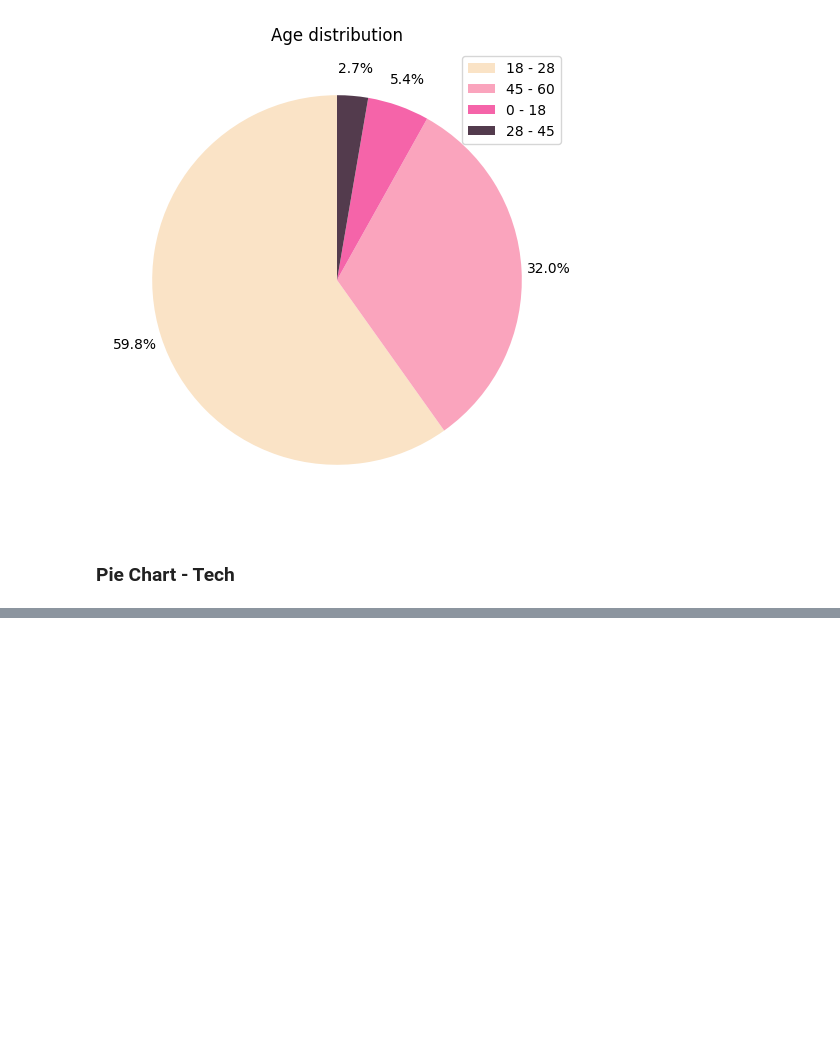
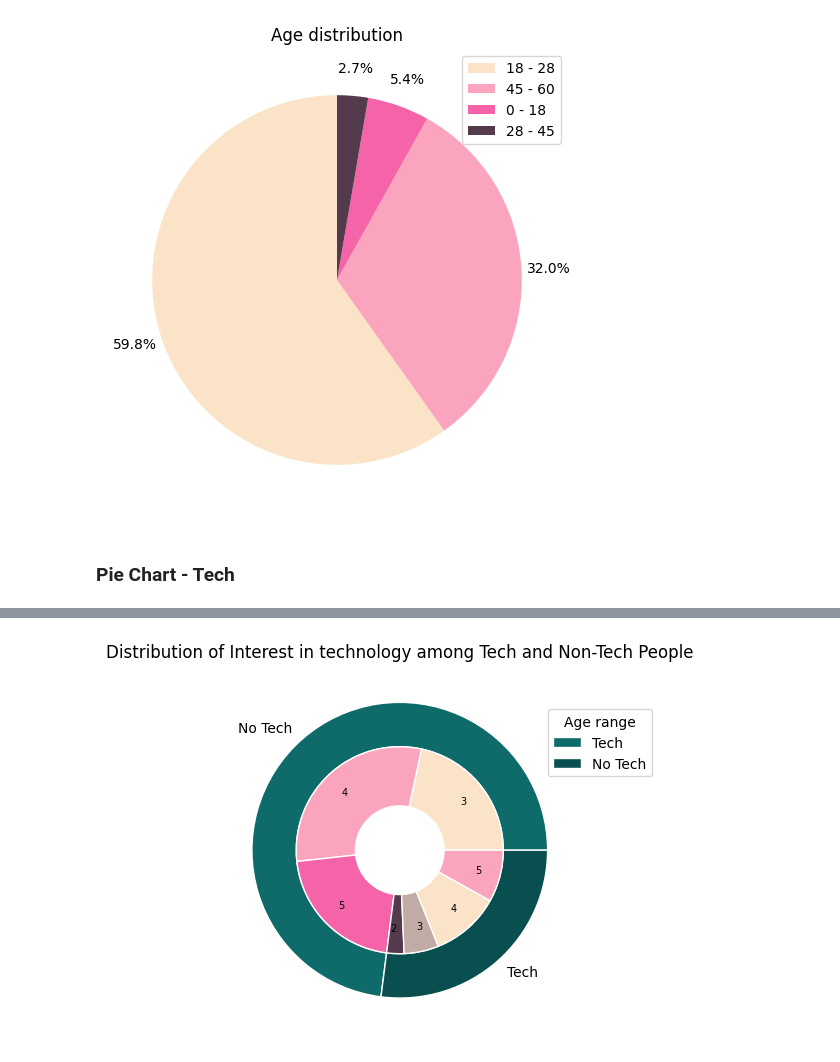
Before and after one commit to walex999/VR-thesis-analysis, a Jupyter notebook: analysis.ipynb, the cells around one changed output, grey strips where cells are left out. Cells and saved outputs as stored; diff of their text form; code cells hidden in the pictures; blank space fills up the shorter version.

```diff
--- a/analysis.ipynb
+++ b/analysis.ipynb
@@ -9,6 +9,7 @@ import matplotlib.pyplot as plt
 # %%
 coolors = ["#C1ABA6","#533B4D","#F564A9","#FAA4BD","#FAE3C6"]
 coolors.reverse()
+coolors2 = ["#0f6a6a","#0a4f4f","#17a2a2","#50c5b7","#87dfdf"]
 # %%
 df = pd.read_csv("output.csv")
 print(df.shape)
@@ -143,0 +197,3 @@ plt.show()
+# %%
+counts=df.groupby([df.iloc[:, 2], df.iloc[:, 3]]).size().reset_index(name='Count')
+counts.head(counts.shape[0])
@@ -143,0 +209,15 @@ plt.show()
+# %%
+outer_labels = counts.iloc[:, 0].unique()  # Unique groups (Tech, Non-Tech)
+outer_labels = counts.iloc[:, 0].unique()  # Unique groups (Tech, Non-Tech)
+outer_labels = counts.iloc[:, 0].unique()  # Unique groups (Tech, Non-Tech)
+outer_sizes = counts.groupby(counts.iloc[:, 0])['Count'].sum()  # Total counts per group
+inner_labels = counts.apply(lambda row: f"{row.iloc[1]}", axis=1)  # Labels with both group and interest
+inner_sizes = counts['Count']  # Counts for each combination
+fig, ax = plt.subplots()
+ax.pie(outer_sizes, labels=outer_labels, radius=1, wedgeprops=dict(width=0.3, edgecolor='w'),colors=coolors2)
+ax.pie(inner_sizes, labels=inner_labels, labeldistance=0.75,radius=0.7, wedgeprops=dict(width=0.4, edgecolor='w'),colors=coolors,textprops={'fontsize': 7})
+plt.legend(counts.iloc[:, 0].value_counts().index, loc=(0.9,0.7)).set_title('Age range')
+plt.title('Distribution of Interest in technology among Tech and Non-Tech People')
+plt.show()
+# %% [output]
+[figure, added]
```
Also changed, not shown: parts of 27 cells of this notebook, 1 other file.
